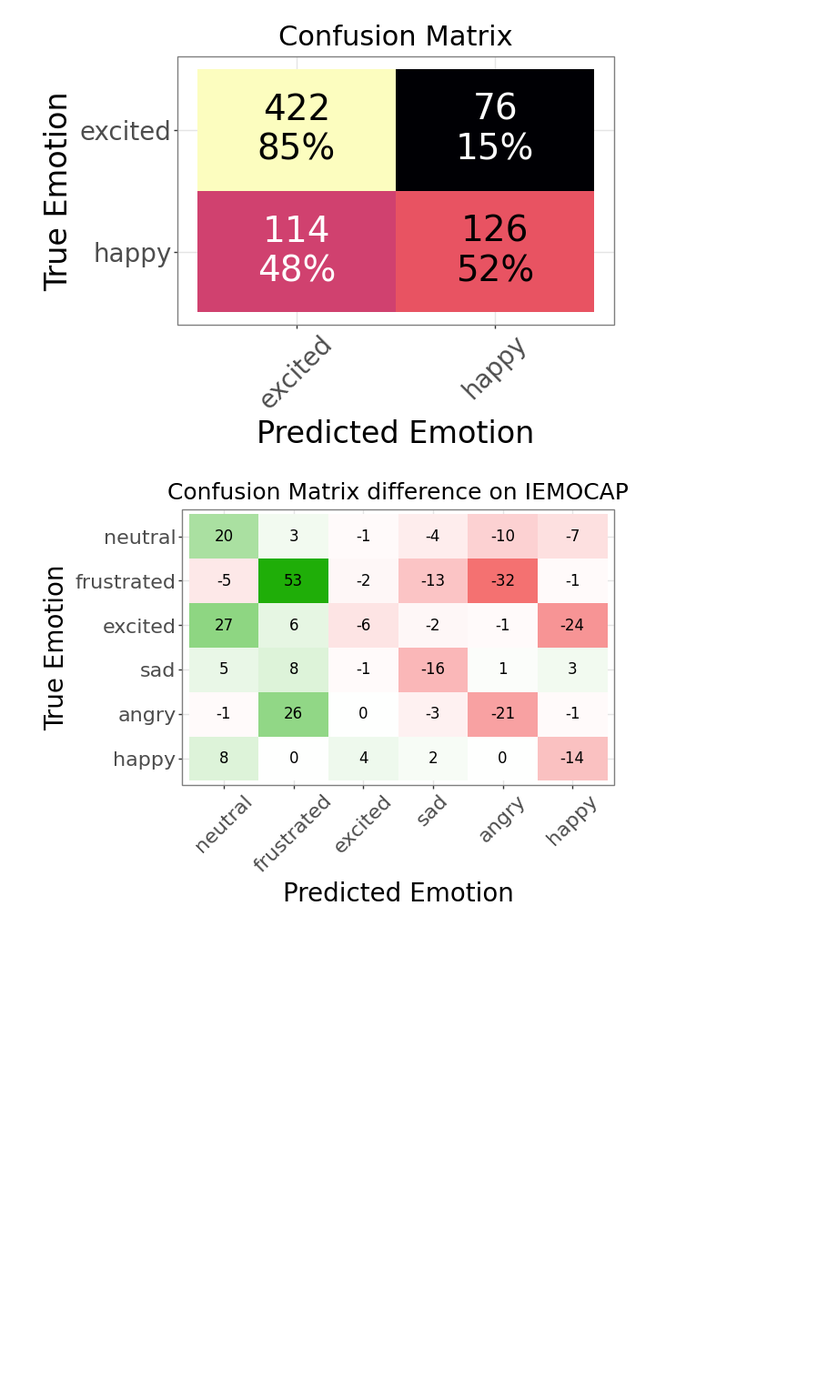
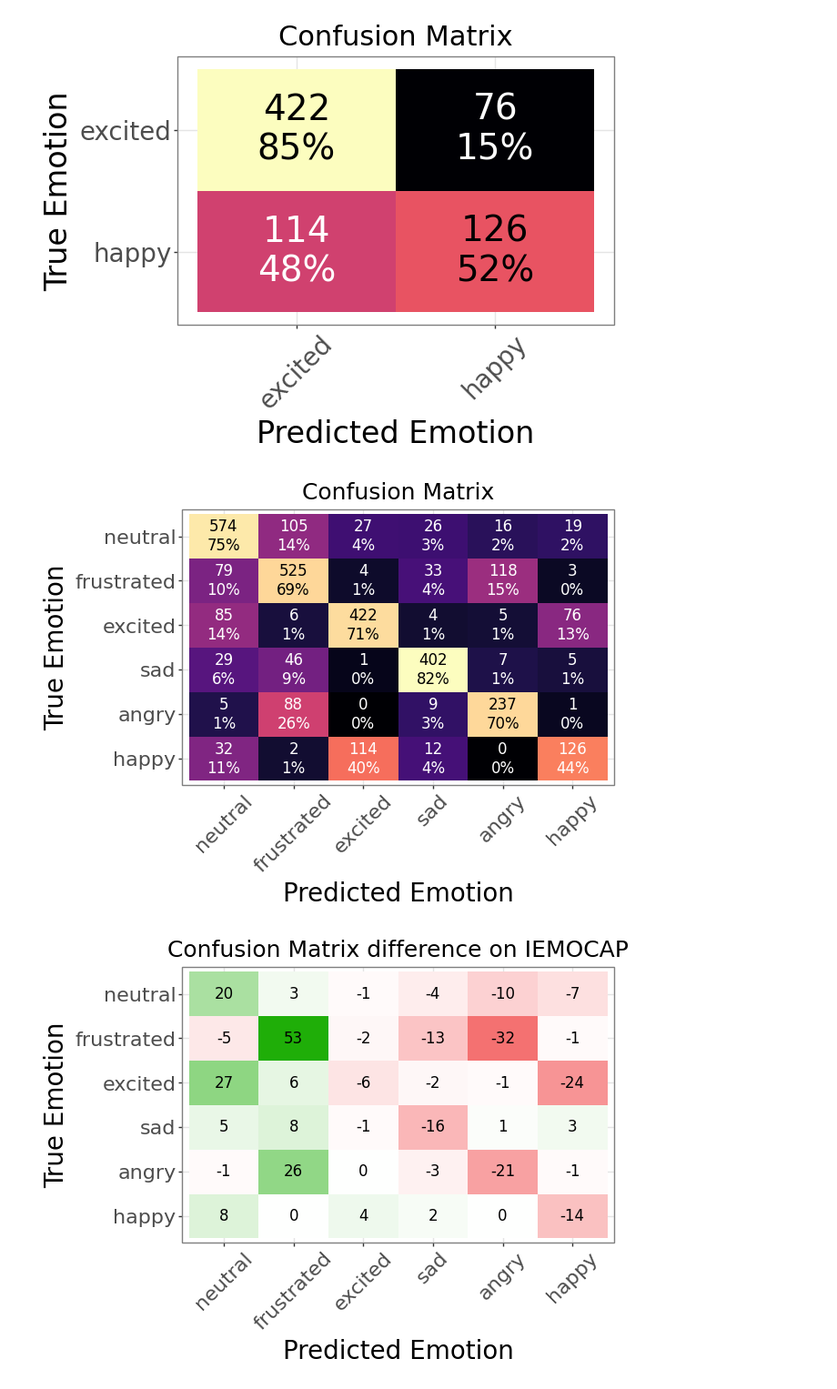
Before and after one commit to HenFo/Masterarbeit, a Jupyter notebook: analysis/mm_models/discussion_iemocap.ipynb, the cells around one changed output. Shown at 91% size. Saved outputs shown, nothing was run; the diff lists cells and outputs as text; code cells hidden in the pictures; blank space fills up the shorter version.

```diff
--- a/analysis/mm_models/discussion_iemocap.ipynb
+++ b/analysis/mm_models/discussion_iemocap.ipynb
@@ -61,7 +62,7 @@ iemocap_classify_sentiment = partial(
 
 df["emotion_sentiment"] = df["target"].apply(iemocap_classify_sentiment)
 df_long = df.melt(
-    id_vars=["emotion_sentiment", "target"],
+    id_vars=["emotion_sentiment", "target", "utterance"],
     value_vars=["output", "output_concat"],
     var_name="source",
     value_name="output_long",
@@ -108,6 +109,15 @@ utils.print_confusion_matrix(
 )
 # %% [output]
 [figure]
+# %%
+utils.print_confusion_matrix(
+    df_long,
+    target_labels=labels[::-1],
+    output_column="output_long",
+    target_column="target"
+    )
+# %% [output]
+[figure, added]
 # %%
 fusion_model = df["target"] == df["output"]
 concat_model = df["target"] == df["output_concat"]
```
Also changed, not shown: parts of 1 cell of this notebook, 1 other file.
